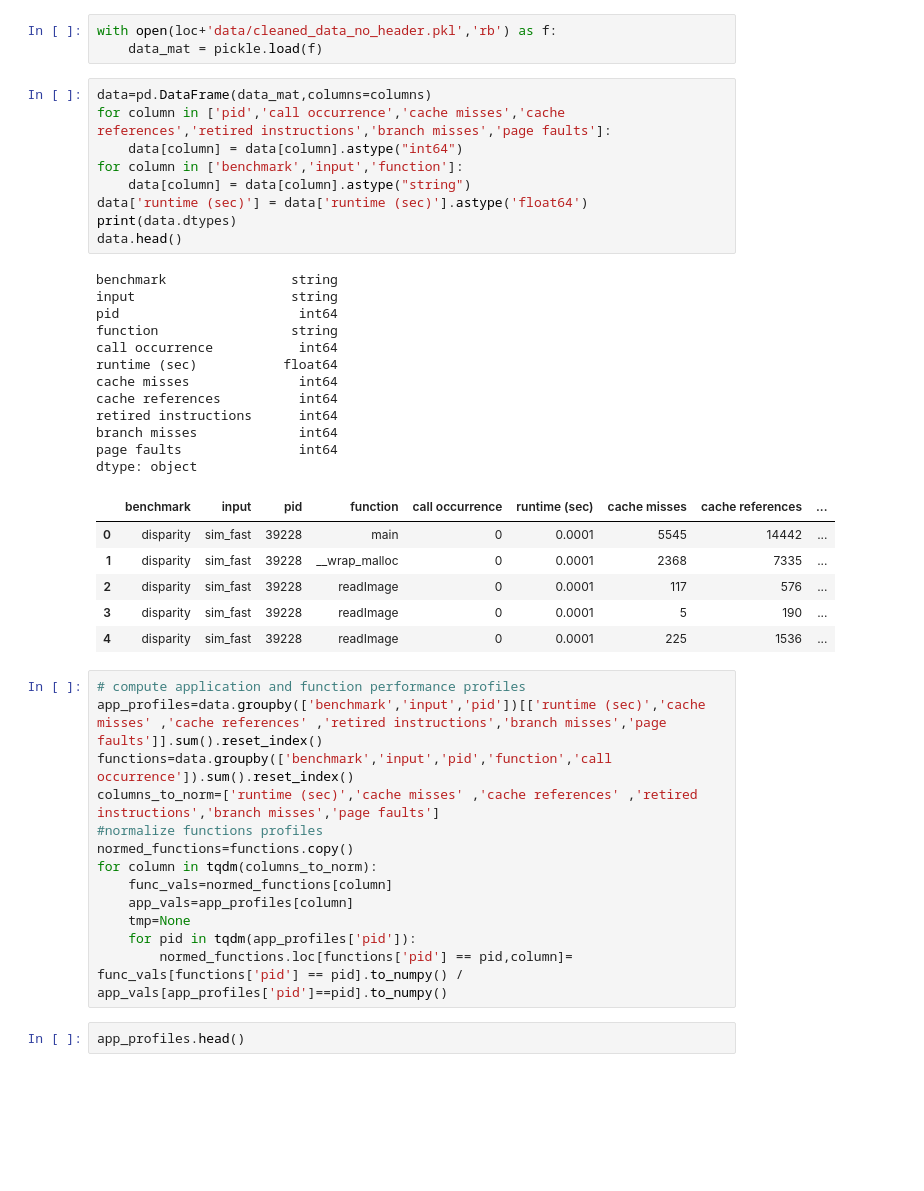
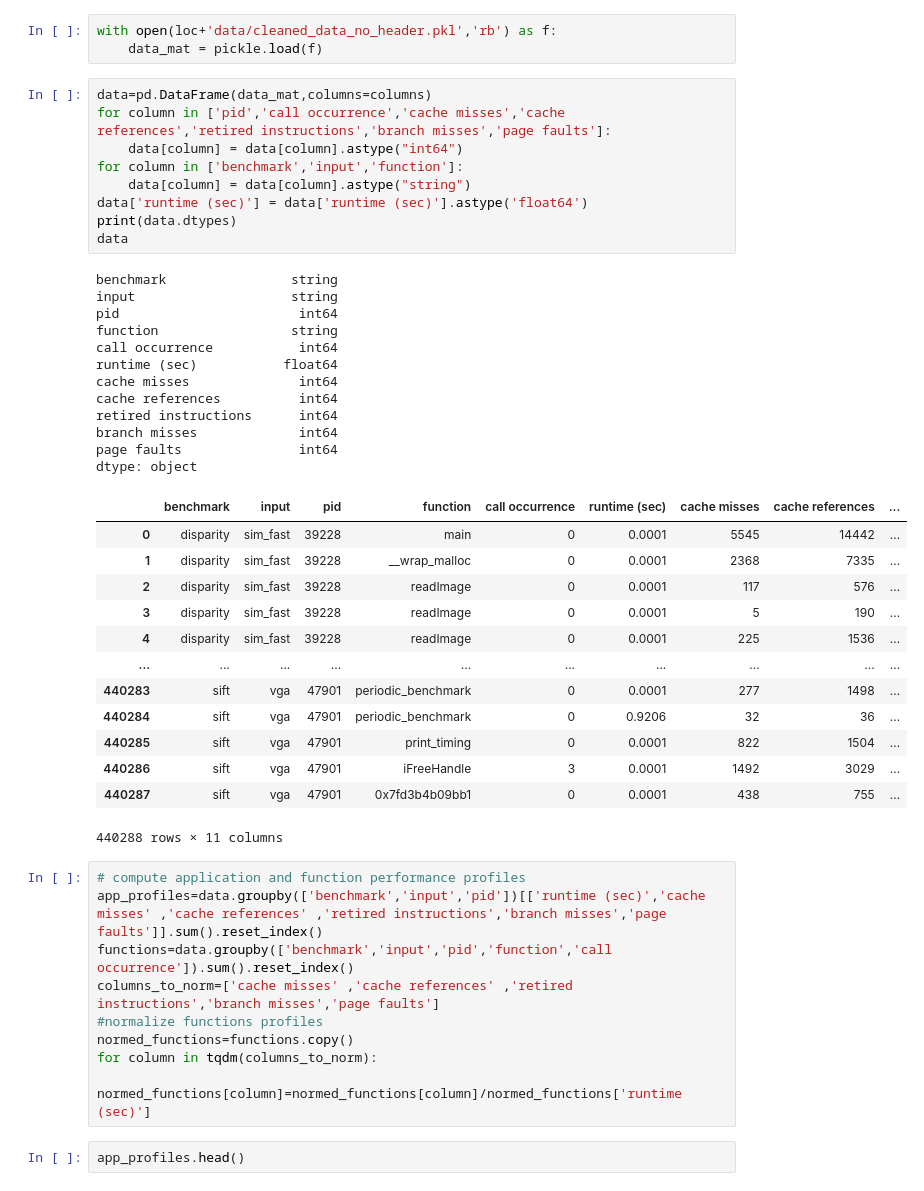
Before and after one commit to Nick1296/RT-Predict, a Jupyter notebook: Clustering.ipynb, the cells around one changed output. Cells and saved outputs as stored; diff of their text form; blank space fills up the shorter version.

```diff
--- a/Clustering.ipynb
+++ b/Clustering.ipynb
@@ -32,44 +30,47 @@ with open(loc+'data/cleaned_data_no_header.pkl','rb') as f:
 # %%
 data=pd.DataFrame(data_mat,columns=columns)
 for column in ['pid','call occurrence','cache misses','cache references','retired instructions','branch misses','page faults']:
     data[column] = data[column].astype("int64")
 for column in ['benchmark','input','function']:
     data[column] = data[column].astype("string")
 data['runtime (sec)'] = data['runtime (sec)'].astype('float64')
 print(data.dtypes)
-data.head()
+data
 # %% [output]
 benchmark                string
 input                    string
 pid                       int64
 function                 string
 call occurrence           int64
 runtime (sec)           float64
 cache misses              int64
 cache references          int64
 retired instructions      int64
 branch misses             int64
 page faults               int64
 dtype: object
 |  | benchmark | input | pid | function | call occurrence | runtime (sec) | cache misses | cache references | ... |
 | 0 | disparity | sim_fast | 39228 | main | 0 | 0.0001 | 5545 | 14442 | ... |
 | 1 | disparity | sim_fast | 39228 | __wrap_malloc | 0 | 0.0001 | 2368 | 7335 | ... |
 | 2 | disparity | sim_fast | 39228 | readImage | 0 | 0.0001 | 117 | 576 | ... |
 | 3 | disparity | sim_fast | 39228 | readImage | 0 | 0.0001 | 5 | 190 | ... |
 | 4 | disparity | sim_fast | 39228 | readImage | 0 | 0.0001 | 225 | 1536 | ... |
+| ... | ... | ... | ... | ... | ... | ... | ... | ... | ... |
+| 440283 | sift | vga | 47901 | periodic_benchmark | 0 | 0.0001 | 277 | 1498 | ... |
+| 440284 | sift | vga | 47901 | periodic_benchmark | 0 | 0.9206 | 32 | 36 | ... |
+| 440285 | sift | vga | 47901 | print_timing | 0 | 0.0001 | 822 | 1504 | ... |
+| 440286 | sift | vga | 47901 | iFreeHandle | 3 | 0.0001 | 1492 | 3029 | ... |
+| 440287 | sift | vga | 47901 | 0x7fd3b4b09bb1 | 0 | 0.0001 | 438 | 755 | ... |
+440288 rows × 11 columns
 # %%
 # compute application and function performance profiles
 app_profiles=data.groupby(['benchmark','input','pid'])[['runtime (sec)','cache misses' ,'cache references' ,'retired instructions','branch misses','page faults']].sum().reset_index()
 functions=data.groupby(['benchmark','input','pid','function','call occurrence']).sum().reset_index()
-columns_to_norm=['runtime (sec)','cache misses' ,'cache references' ,'retired instructions','branch misses','page faults']
+columns_to_norm=['cache misses' ,'cache references' ,'retired instructions','branch misses','page faults']
 #normalize functions profiles
 normed_functions=functions.copy()
 for column in tqdm(columns_to_norm):
-    func_vals=normed_functions[column]
-    app_vals=app_profiles[column]
-    tmp=None
-    for pid in tqdm(app_profiles['pid']):
-        normed_functions.loc[functions['pid'] == pid,column]= func_vals[functions['pid'] == pid].to_numpy() / app_vals[app_profiles['pid']==pid].to_numpy()
+        normed_functions[column]=normed_functions[column]/normed_functions['runtime (sec)']
 # %%
 app_profiles.head()
 # %% [output]
```
Also changed, not shown: parts of 16 cells of this notebook.
